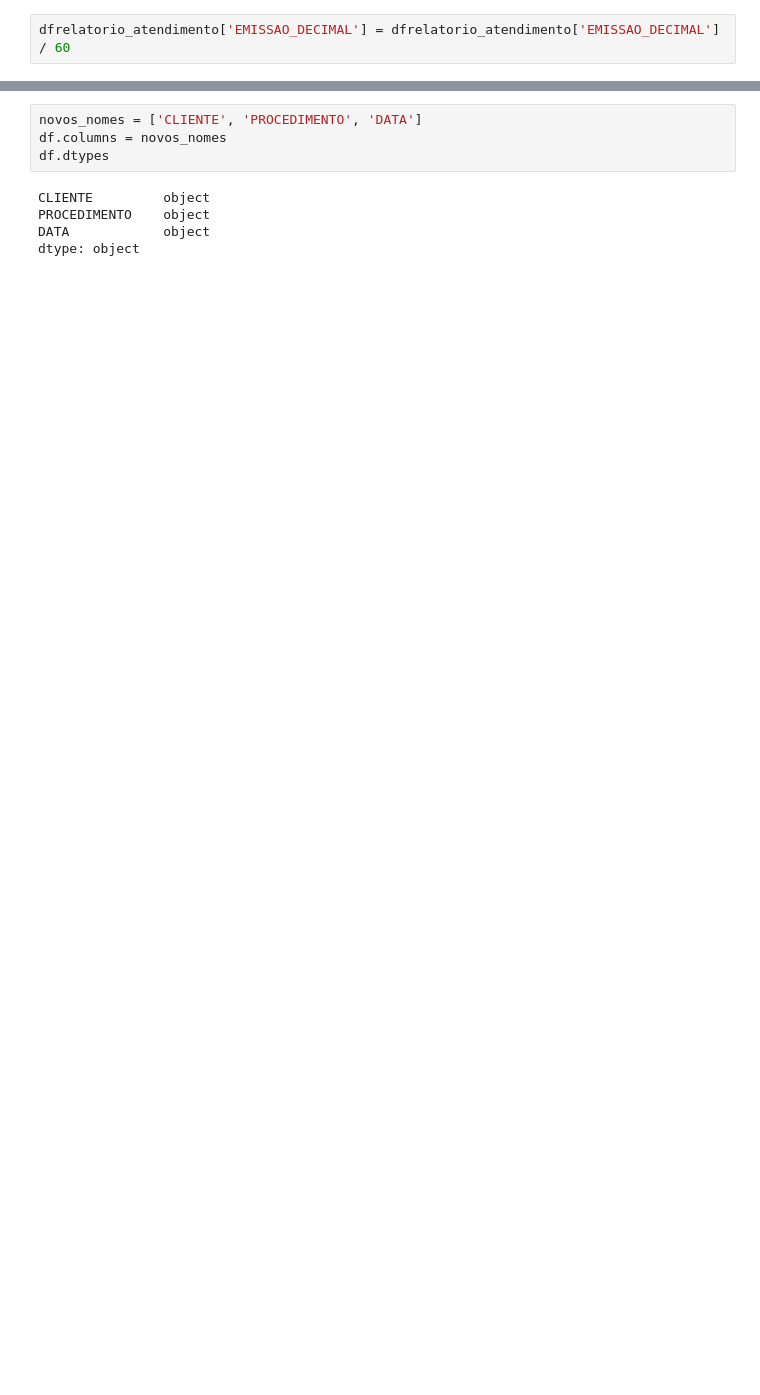
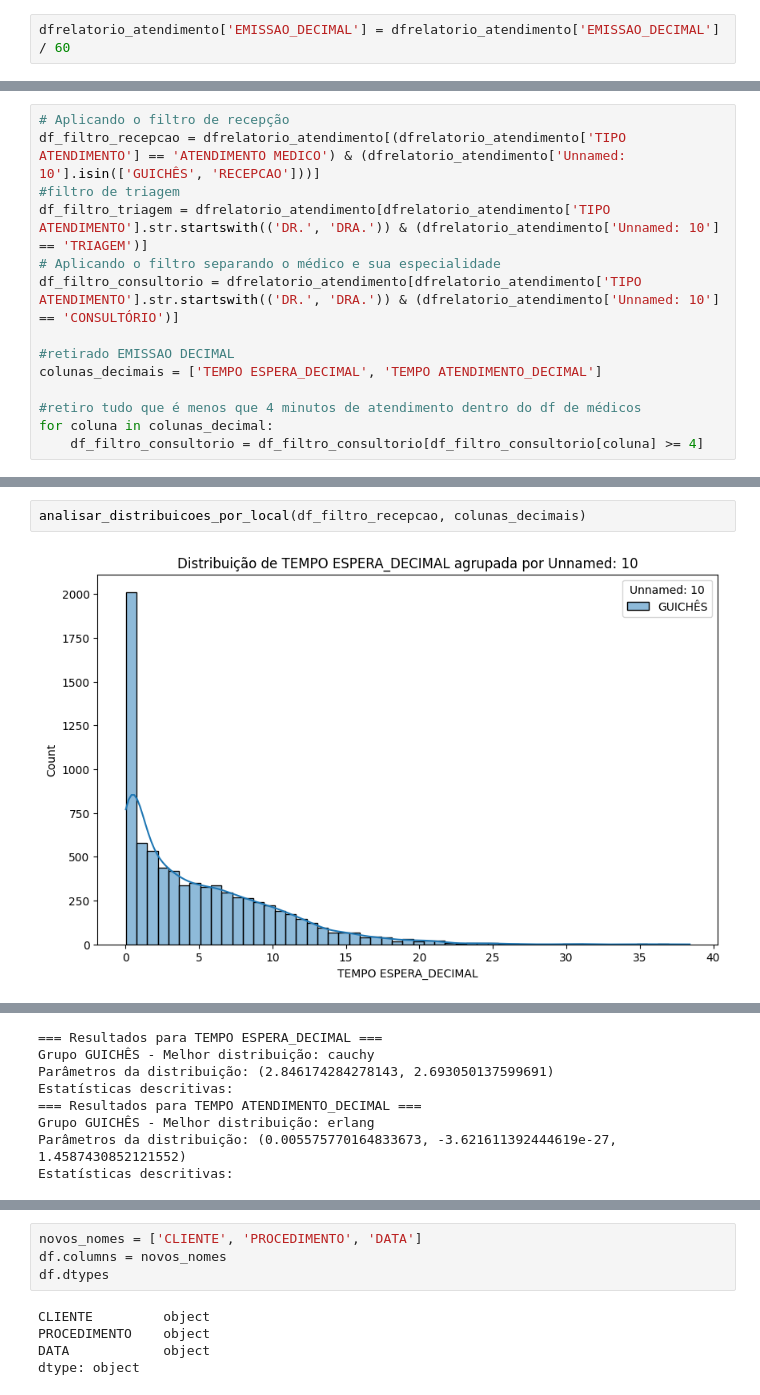
Before and after one commit to GabrielGuilherme88/analises, a Jupyter notebook: distribuição.ipynb, the cells around one changed output, grey strips where cells are left out. Cells and saved outputs as stored; diff of their text form; blank space fills up the shorter version.

```diff
--- a/distribuição.ipynb
+++ b/distribuição.ipynb
@@ -197,0 +233,14 @@ Estatísticas descritivas:
+# %%
+# Aplicando o filtro de recepção
+df_filtro_recepcao = dfrelatorio_atendimento[(dfrelatorio_atendimento['TIPO ATENDIMENTO'] == 'ATENDIMENTO MEDICO') & (dfrelatorio_atendimento['Unnamed: 10'].isin(['GUICHÊS', 'RECEPCAO']))]
+#filtro de triagem
+df_filtro_triagem = dfrelatorio_atendimento[dfrelatorio_atendimento['TIPO ATENDIMENTO'].str.startswith(('DR.', 'DRA.')) & (dfrelatorio_atendimento['Unnamed: 10'] == 'TRIAGEM')]
+# Aplicando o filtro separando o médico e sua especialidade
+df_filtro_consultorio = dfrelatorio_atendimento[dfrelatorio_atendimento['TIPO ATENDIMENTO'].str.startswith(('DR.', 'DRA.')) & (dfrelatorio_atendimento['Unnamed: 10'] == 'CONSULTÓRIO')]
+
+#retirado EMISSAO DECIMAL
+colunas_decimais = ['TEMPO ESPERA_DECIMAL', 'TEMPO ATENDIMENTO_DECIMAL']
+
+#retiro tudo que é menos que 4 minutos de atendimento dentro do df de médicos
+for coluna in colunas_decimal:
+    df_filtro_consultorio = df_filtro_consultorio[df_filtro_consultorio[coluna] >= 4]
@@ -197,0 +314,4 @@ Estatísticas descritivas:
+# %%
+analisar_distribuicoes_por_local(df_filtro_recepcao, colunas_decimais)
+# %% [output]
+[figure, added]
@@ -197,0 +319,8 @@ Estatísticas descritivas:
+=== Resultados para TEMPO ESPERA_DECIMAL ===
+Grupo GUICHÊS - Melhor distribuição: cauchy
+Parâmetros da distribuição: (2.846174284278143, 2.693050137599691)
+Estatísticas descritivas:
+=== Resultados para TEMPO ATENDIMENTO_DECIMAL ===
+Grupo GUICHÊS - Melhor distribuição: erlang
+Parâmetros da distribuição: (0.005575770164833673, -3.621611392444619e-27, 1.4587430852121552)
+Estatísticas descritivas:
```
Also changed, not shown: parts of 58 cells of this notebook.
